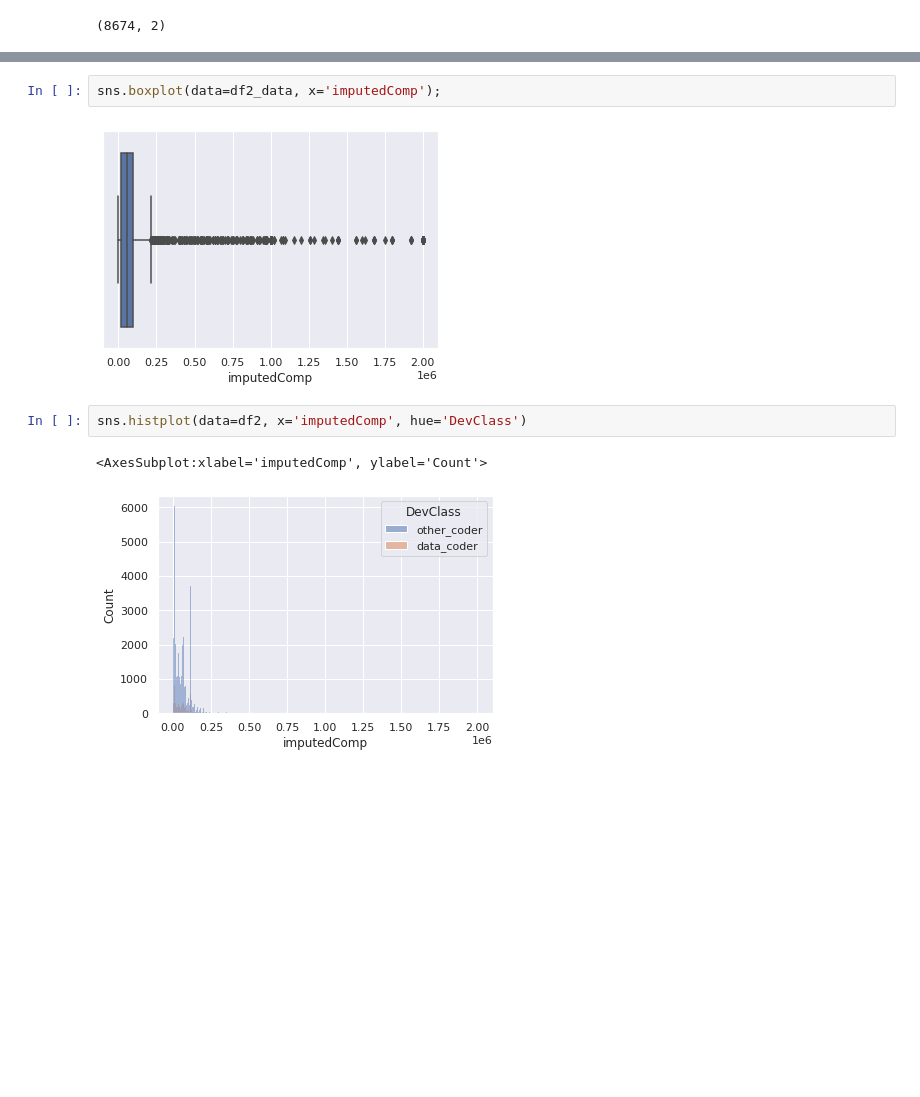
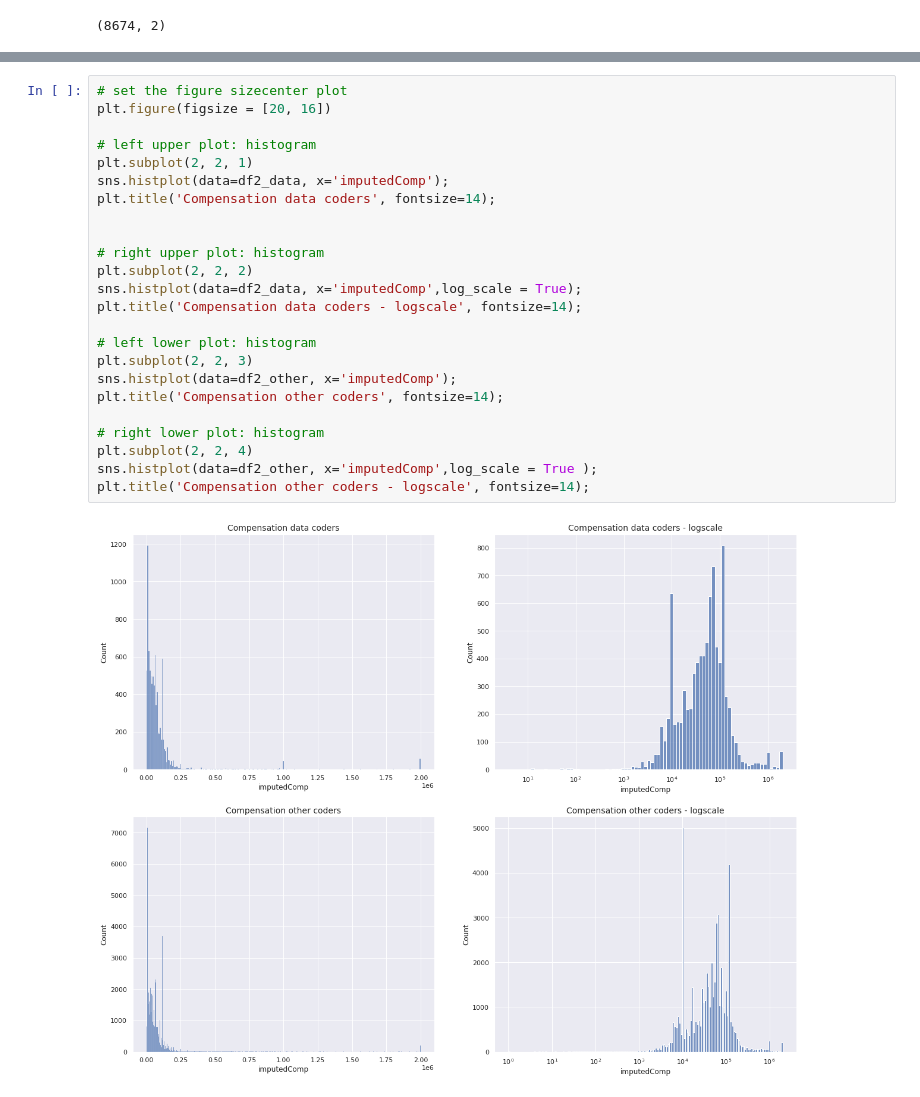
Before and after one commit to SolanaO/Developers_Survey_Analysis, a Jupyter notebook: stackBlogQuestion2.ipynb, the cells around one changed output, grey strips where cells are left out. Saved outputs shown, nothing was run; the diff lists cells and outputs as text; blank space fills up the shorter version.

```diff
--- a/stackBlogQuestion2.ipynb
+++ b/stackBlogQuestion2.ipynb
@@ -146,9 +157,26 @@ sns.histplot(data = df2_data, x = df2_data.imputedComp, log_scale=True)
-# %%
-sns.boxplot(data=df2_data, x='imputedComp');
-# %% [output]
-[figure, removed]
-# %%
-sns.histplot(data=df2, x='imputedComp', hue='DevClass')
-# %% [output]
-<AxesSubplot:xlabel='imputedComp', ylabel='Count'>
-[figure, removed]
+# %%
+# set the figure sizecenter plot
+plt.figure(figsize = [20, 16])
+
+# left upper plot: histogram
+plt.subplot(2, 2, 1)
+sns.histplot(data=df2_data, x='imputedComp');
+plt.title('Compensation data coders', fontsize=14);
+
+
+# right upper plot: histogram
+plt.subplot(2, 2, 2)
+sns.histplot(data=df2_data, x='imputedComp',log_scale = True);
+plt.title('Compensation data coders - logscale', fontsize=14);
+
+# left lower plot: histogram
+plt.subplot(2, 2, 3)
+sns.histplot(data=df2_other, x='imputedComp');
+plt.title('Compensation other coders', fontsize=14);
+
+# right lower plot: histogram
+plt.subplot(2, 2, 4)
+sns.histplot(data=df2_other, x='imputedComp',log_scale = True );
+plt.title('Compensation other coders - logscale', fontsize=14);
+# %% [output]
+[figure, added]
```
Also changed, not shown: parts of 19 cells of this notebook.
